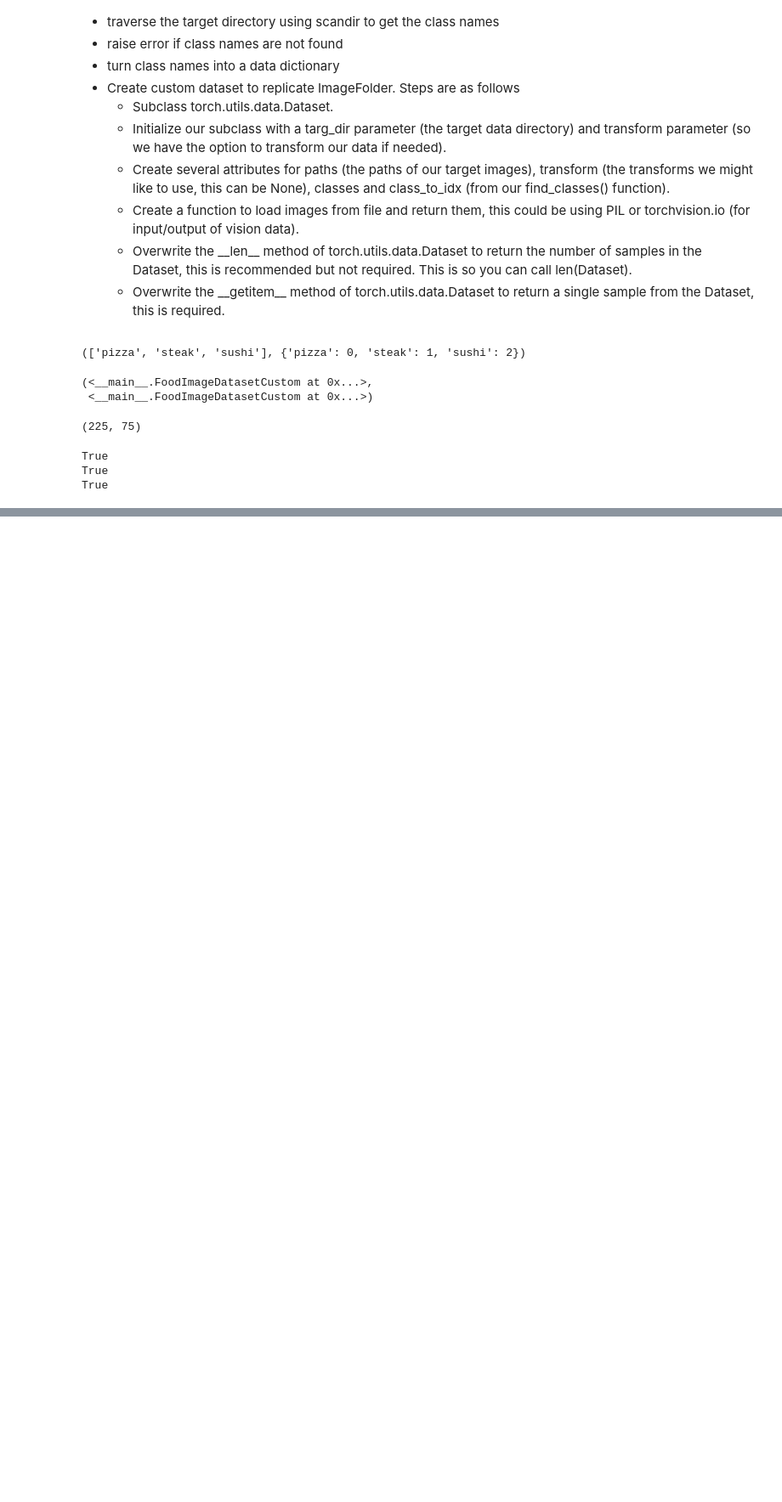
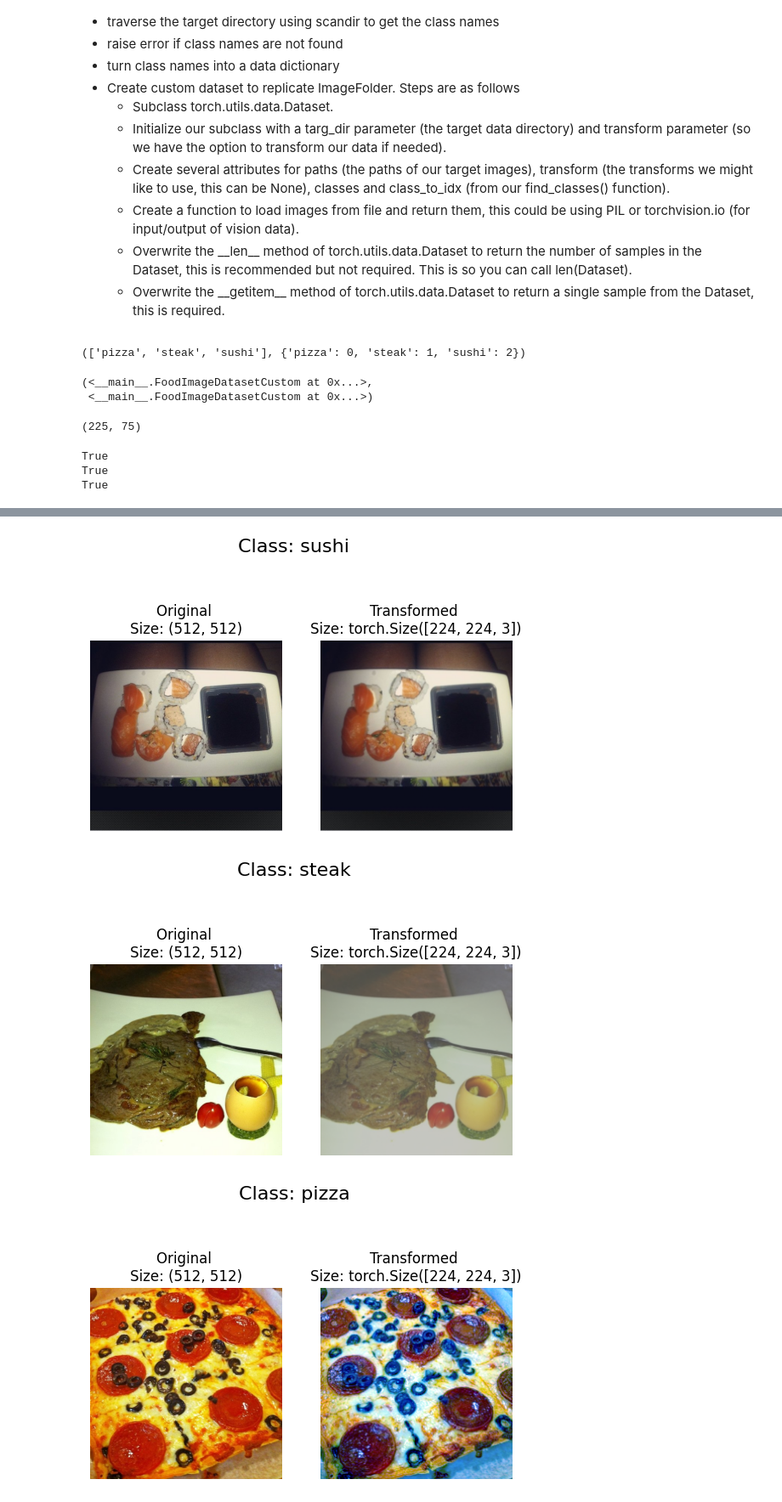
Before and after one commit to pusapatiakhilraju/Pytorch-Food101-CustomDataSet-Classification, a Jupyter notebook: Food101-Classification.ipynb, the cells around one changed output, grey strips where cells are left out. Shown at 85% size. Saved outputs shown, nothing was run; the diff lists cells and outputs as text; code cells hidden in the pictures; blank space fills up the shorter version.

```diff
--- a/Food101-Classification.ipynb
+++ b/Food101-Classification.ipynb
@@ -244,0 +336,26 @@ True
+# %%
+train_transforms_updated = transforms.Compose([
+    transforms.Resize((224,224)),
+    transforms.TrivialAugmentWide(num_magnitude_bins=31), # how intense it needs to be , ranges from 0 to 31
+    transforms.ToTensor()
+])
+
+test_transforms_updated = transforms.Compose([
+    transforms.Resize((224,224)),
+    transforms.ToTensor()
+])
+# %%
+# Get all image paths
+image_path_list = list(image_path.glob("*/*/*.jpg"))
+
+# Plot random images
+plot_transformed_images(
+    image_paths=image_path_list,
+    transform=train_transforms_updated,
+    n=3,
+    seed=None
+)
+# %% [output]
+[figure, added]
+[figure, added]
+[figure, added]
```
Also changed, not shown: parts of 8 cells of this notebook.
